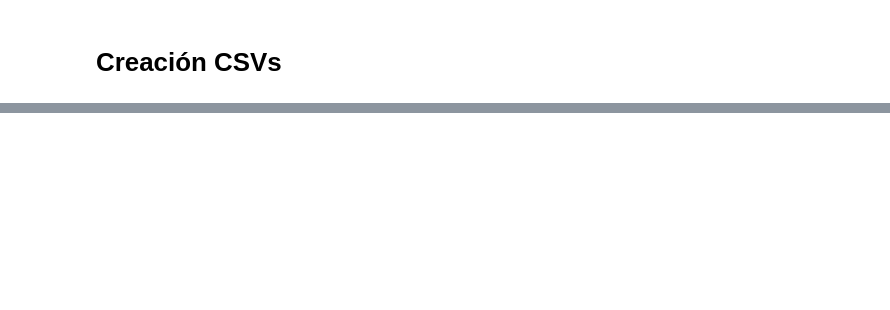
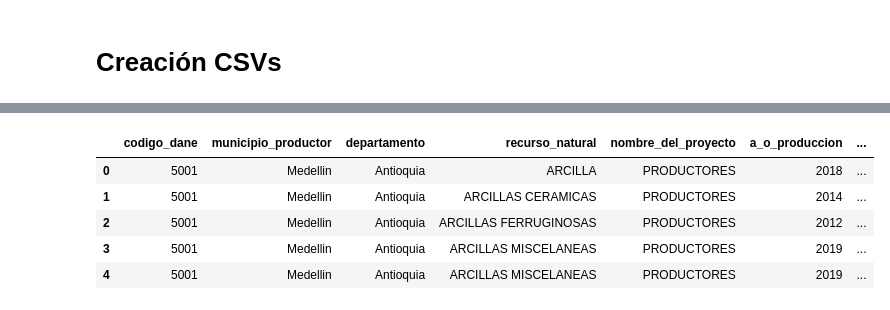
Before and after one commit to BI-juntos-pero-no-revueltos/Proyecto-2, a Jupyter notebook: Proyecto2.ipynb, the cells around one changed output, grey strips where cells are left out. Saved outputs shown, nothing was run; the diff lists cells and outputs as text; code cells hidden in the pictures; blank space fills up the shorter version.

Commit message:
mineria cargada y limpia

```diff
--- a/Proyecto2.ipynb
+++ b/Proyecto2.ipynb
@@ -340,0 +355,11 @@ vivienda.to_csv('dimension_vivienda.csv')
+# %%
+df_mineria=pd.read_csv('Mineria.csv', sep=',', encoding = 'utf-8')
+# %%
+df_mineria.head()
+# %% [output]
+|  | codigo_dane | municipio_productor | departamento | recurso_natural | nombre_del_proyecto | a_o_produccion | ... |
+| 0 | 5001 | Medellin | Antioquia | ARCILLA | PRODUCTORES | 2018 | ... |
+| 1 | 5001 | Medellin | Antioquia | ARCILLAS CERAMICAS | PRODUCTORES | 2014 | ... |
+| 2 | 5001 | Medellin | Antioquia | ARCILLAS FERRUGINOSAS | PRODUCTORES | 2012 | ... |
+| 3 | 5001 | Medellin | Antioquia | ARCILLAS MISCELANEAS | PRODUCTORES | 2019 | ... |
+| 4 | 5001 | Medellin | Antioquia | ARCILLAS MISCELANEAS | PRODUCTORES | 2019 | ... |
```
Also changed, not shown: parts of 13 cells of this notebook.
